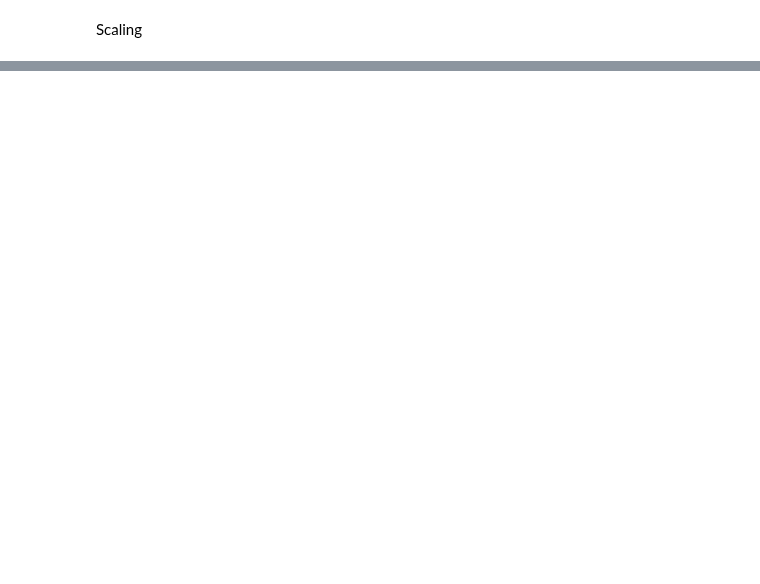
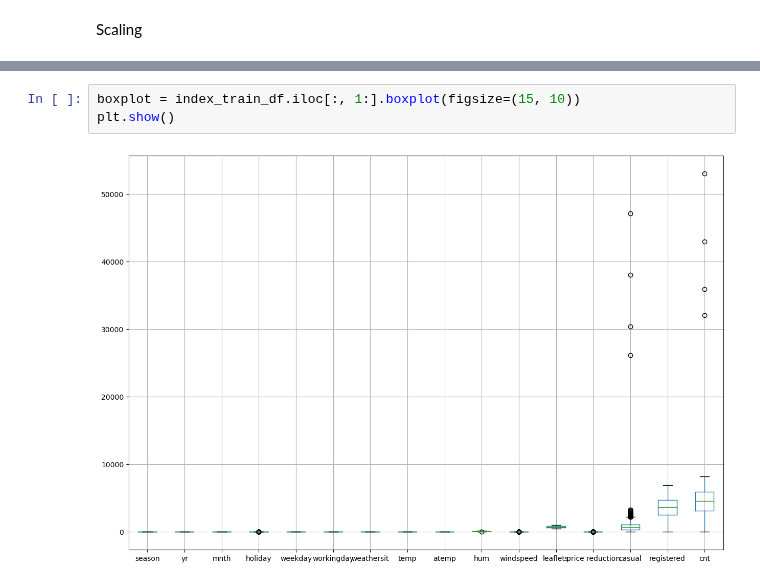
Before and after one commit to PatrykGadziomski/Bike-Rental-Prediction, a Jupyter notebook: Task 2/preprocessing.ipynb, the cells around one changed output, grey strips where cells are left out. Drawn from its saved outputs; the diff is of its cells as text; blank space fills up the shorter version.

```diff
--- a/Task 2/preprocessing.ipynb
+++ b/Task 2/preprocessing.ipynb
@@ -192,0 +168,5 @@ plt.show()
+# %%
+boxplot = index_train_df.iloc[:, 1:].boxplot(figsize=(15, 10))
+plt.show()
+# %% [output]
+[figure, added]
```
Also changed, not shown: parts of 11 cells of this notebook.
